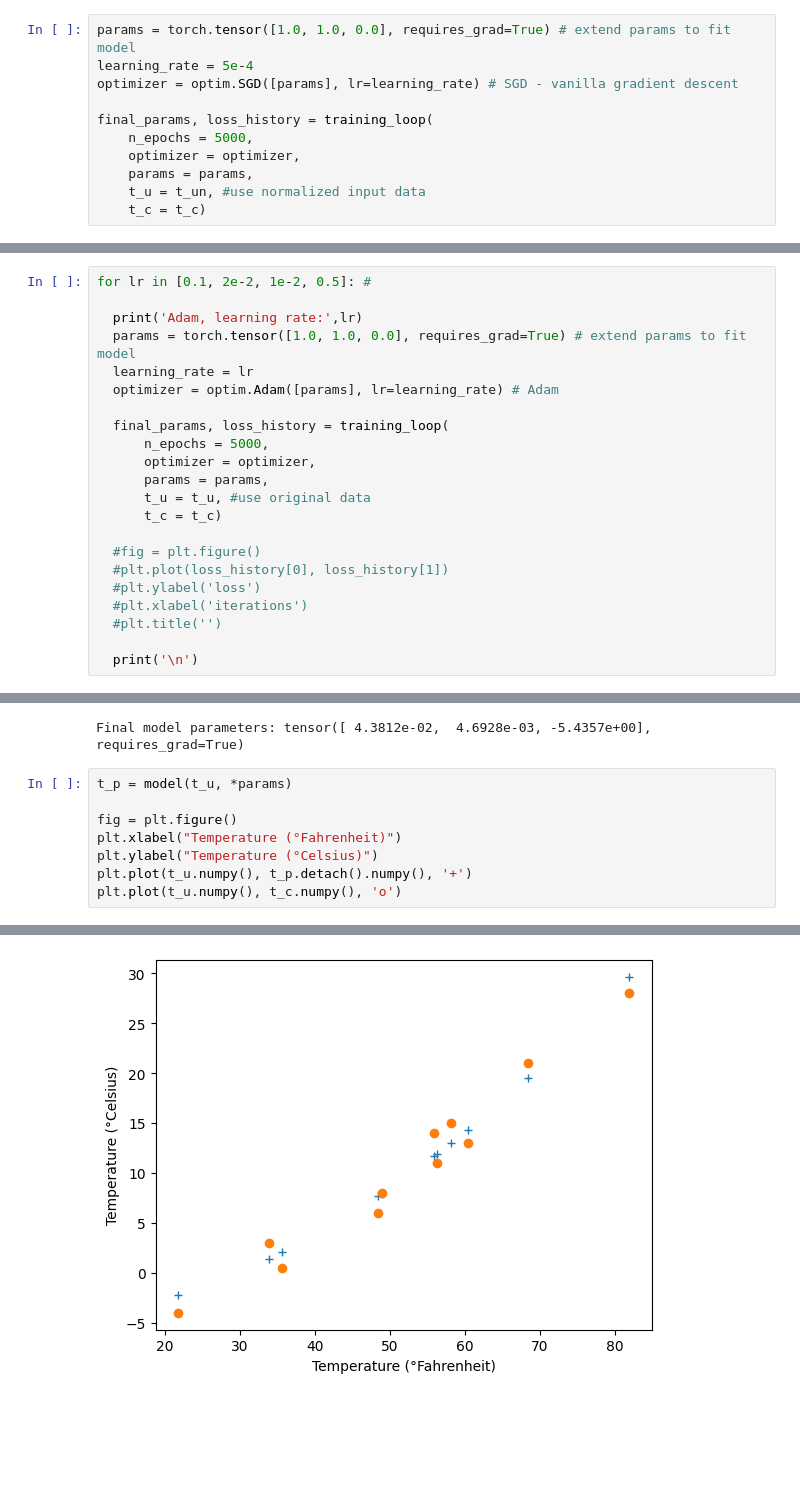
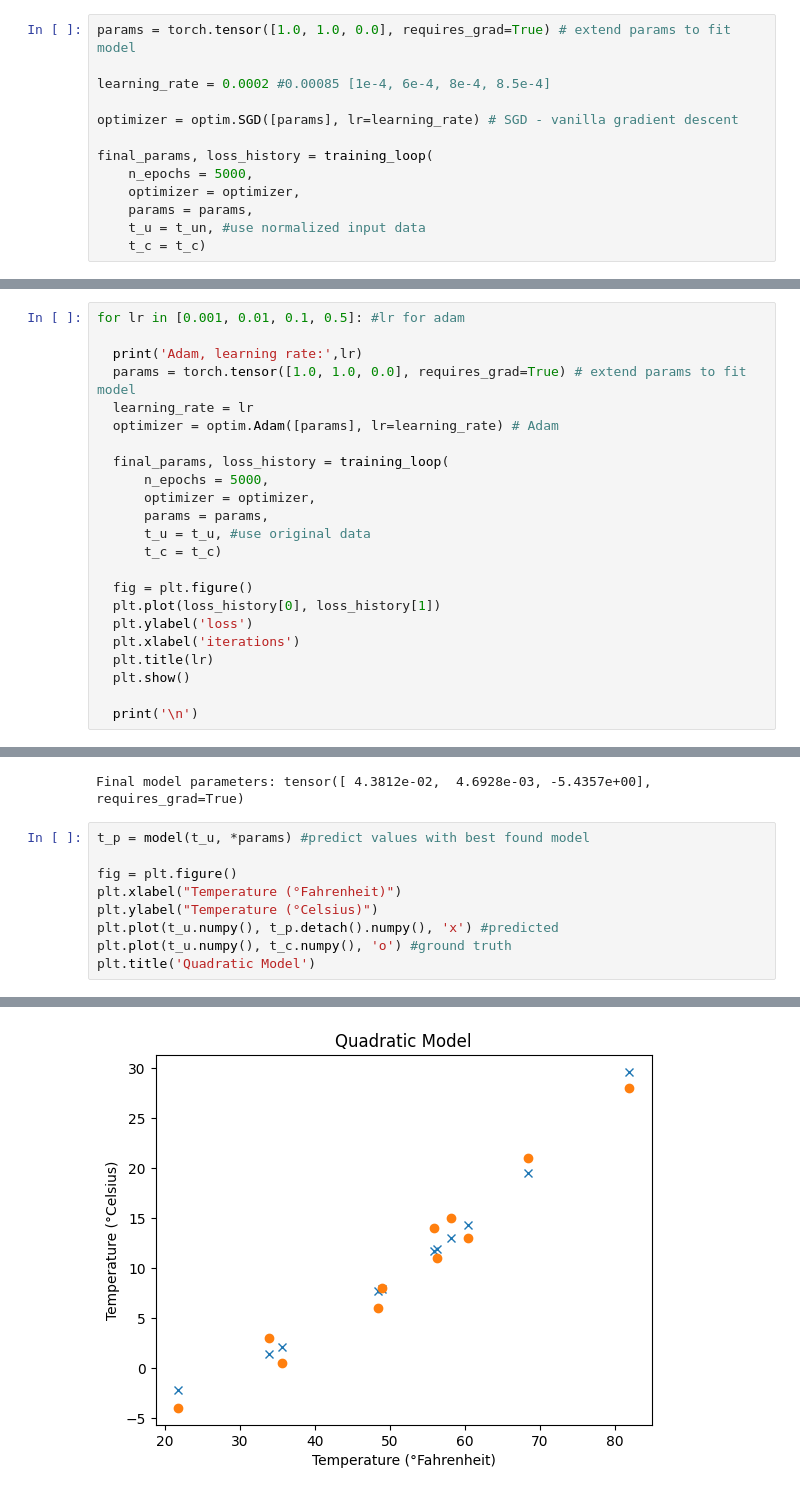
Before and after one commit to swetzel1/introduction_to_ml, a Jupyter notebook: hw5/hw5_p1.ipynb, the cells around one changed output, grey strips where cells are left out. Cells and saved outputs as stored; diff of their text form; blank space fills up the shorter version.

Commit message:
plot nicely

```diff
--- a/hw5/hw5_p1.ipynb
+++ b/hw5/hw5_p1.ipynb
@@ -49,7 +49,9 @@ def training_loop(n_epochs, optimizer, params, t_u, t_c):
     return params, loss_history
 # %%
 params = torch.tensor([1.0, 1.0, 0.0], requires_grad=True) # extend params to fit model
-learning_rate = 5e-4
+
+learning_rate = 0.0002 #0.00085 [1e-4, 6e-4, 8e-4, 8.5e-4]
+
 optimizer = optim.SGD([params], lr=learning_rate) # SGD - vanilla gradient descent
 
 final_params, loss_history = training_loop(
@@ -118,7 +120,7 @@ Epoch 5000, Loss 3.265610
 # %% [markdown]
 ### Quadratic model - Adam optimizer - not normalized input data
 # %%
-for lr in [0.1, 2e-2, 1e-2, 0.5]: #
+for lr in [0.001, 0.01, 0.1, 0.5]: #lr for adam
 
   print('Adam, learning rate:',lr)
   params = torch.tensor([1.0, 1.0, 0.0], requires_grad=True) # extend params to fit model
@@ -132,11 +134,12 @@ for lr in [0.1, 2e-2, 1e-2, 0.5]: #
       t_u = t_u, #use original data
       t_c = t_c)
 
-  #fig = plt.figure()
-  #plt.plot(loss_history[0], loss_history[1])
-  #plt.ylabel('loss')
-  #plt.xlabel('iterations')
-  #plt.title('')
+  fig = plt.figure()
+  plt.plot(loss_history[0], loss_history[1])
+  plt.ylabel('loss')
+  plt.xlabel('iterations')
+  plt.title(lr)
+  plt.show()
 
   print('\n')
 # %% [output]
@@ -162,11 +196,12 @@ print('Final model parameters:', final_params)
 # %% [output]
 Final model parameters: tensor([ 4.3812e-02,  4.6928e-03, -5.4357e+00], requires_grad=True)
 # %%
-t_p = model(t_u, *params)
+t_p = model(t_u, *params) #predict values with best found model
 
 fig = plt.figure()
 plt.xlabel("Temperature (°Fahrenheit)")
 plt.ylabel("Temperature (°Celsius)")
-plt.plot(t_u.numpy(), t_p.detach().numpy(), '+')
-plt.plot(t_u.numpy(), t_c.numpy(), 'o')
+plt.plot(t_u.numpy(), t_p.detach().numpy(), 'x') #predicted
+plt.plot(t_u.numpy(), t_c.numpy(), 'o') #ground truth
+plt.title('Quadratic Model')
 # %% [output]
@@ -174 +209 @@ plt.plot(t_u.numpy(), t_c.numpy(), 'o')
-[figure, old version]
+[figure, new version]
```
Also changed, not shown: parts of 6 cells of this notebook.
